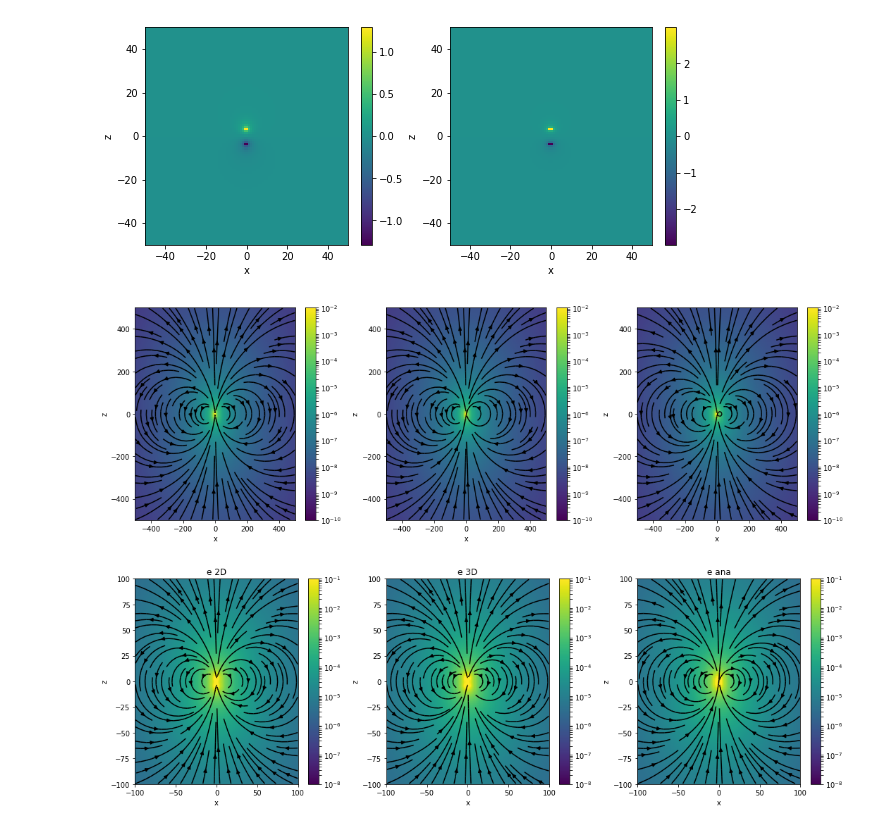
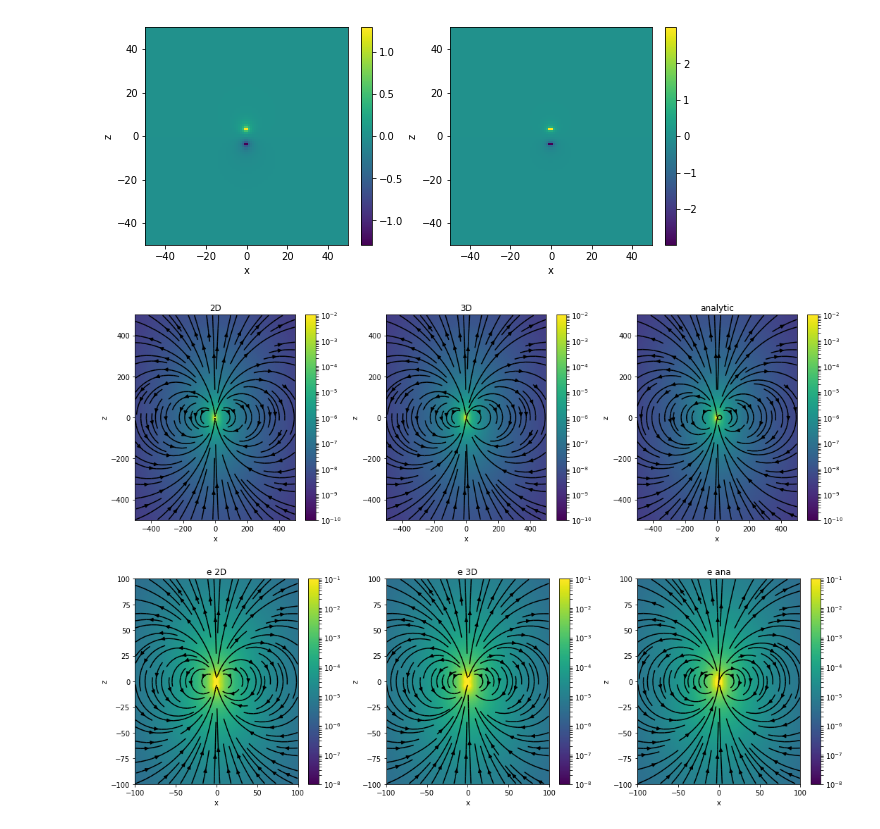
Before and after one commit to simpeg-research/heagy-2018-emcyl, a Jupyter notebook: appendix_notebooks/cyl3D_DC_vertical_electric_dipole.ipynb, the cells around one changed output. Drawn from its saved outputs; the diff is of its cells as text; code cells hidden in the pictures.

```diff
--- a/appendix_notebooks/cyl3D_DC_vertical_electric_dipole.ipynb
+++ b/appendix_notebooks/cyl3D_DC_vertical_electric_dipole.ipynb
@@ -132,21 +132,21 @@ ecc_ana = utils.mkvc(np.hstack([eccx, eccz]),2)
 # %%
 fig, ax = plt.subplots(1, 3, figsize=(15, 5))
 
 pltargs = {
     'mirror':True,
     'range_x':np.r_[-500., 500.],
     'range_y':np.r_[-500., 500.],
     'sample_grid':np.r_[5.,5.],
     'clim':np.r_[1e-10, 1e-2]
 }
 
 casingSimulations.plotFace2D(mesh2D, j, ax=ax[0], **pltargs)
 casingSimulations.plotFace2D(mesh2D, jplt, ax=ax[1], **pltargs)
 casingSimulations.plotFace2D(mesh2D, jana, ax=ax[2], **pltargs)
-[a.set_title(t) for t in ["2D", "3D", "analytic"]]
+[a.set_title(t) for a, t in zip(ax, ["2D", "3D", "analytic"])]
 plt.tight_layout()
 # %% [output]
-[figure, old version]
+[figure, new version]
 # %%
 fig, ax = plt.subplots(1, 3, figsize=(15, 5))
 
```
Also changed, not shown: parts of 2 cells of this notebook, 5 other files.
